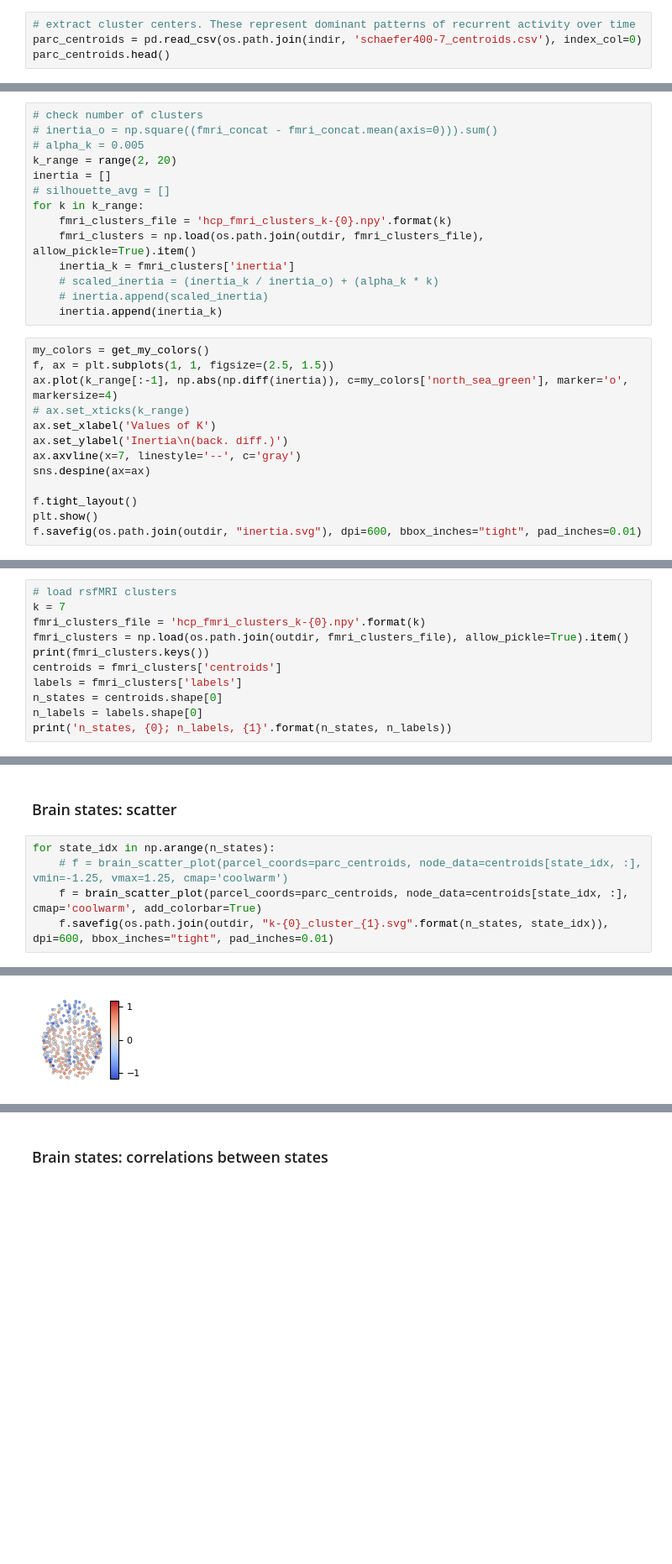
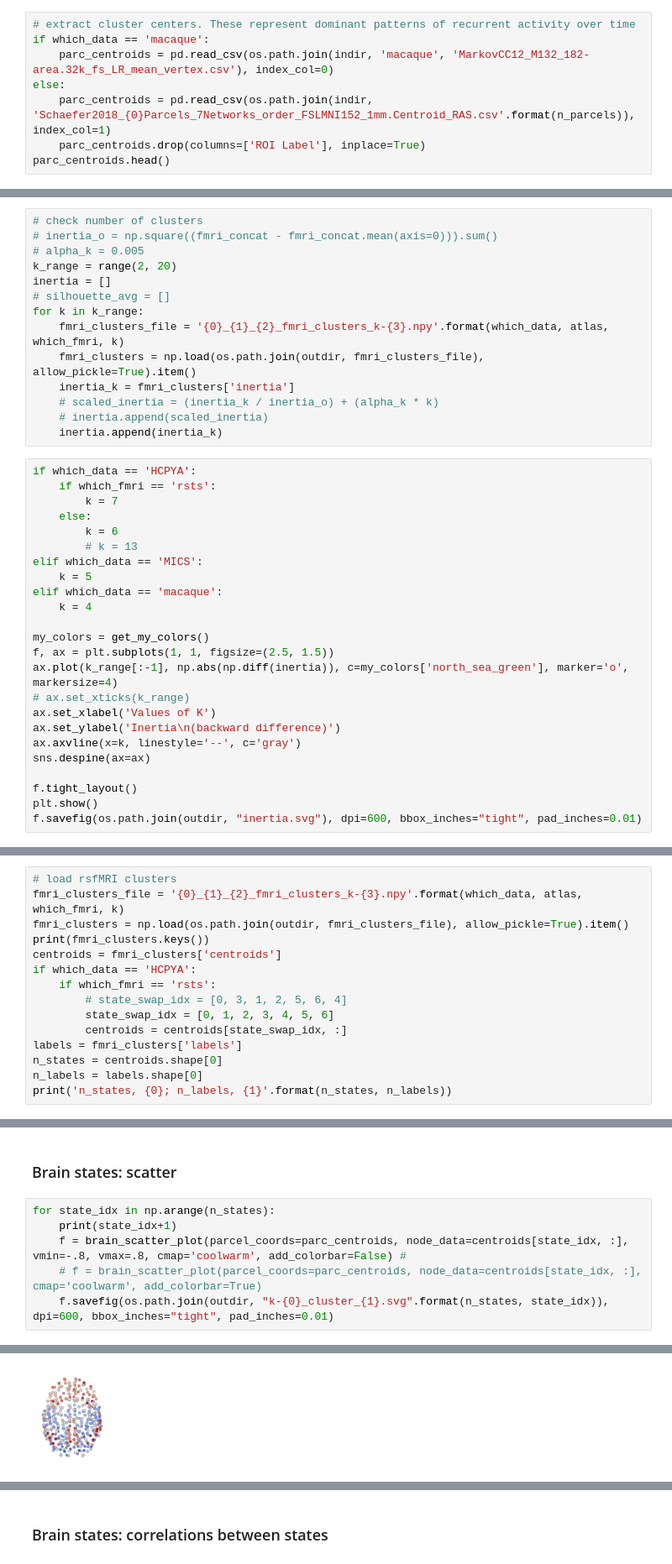
Before and after one commit to LindenParkesLab/nct_xr, a Jupyter notebook: scripts/results_fmri_clusters.ipynb, the cells around one changed output, grey strips where cells are left out. Shown: that part at 84% size. Drawn from its saved outputs; the diff is of its cells as text; blank space fills up the shorter version.

```diff
--- a/scripts/results_fmri_clusters.ipynb
+++ b/scripts/results_fmri_clusters.ipynb
@@ -50,6 +59,10 @@ fmri_concat_subjidx = np.load(os.path.join(outdir, 'fmri_clusters_fmri_concat_su
 # %%
 # extract cluster centers. These represent dominant patterns of recurrent activity over time
-parc_centroids = pd.read_csv(os.path.join(indir, 'schaefer400-7_centroids.csv'), index_col=0)
+if which_data == 'macaque':
+    parc_centroids = pd.read_csv(os.path.join(indir, 'macaque', 'MarkovCC12_M132_182-area.32k_fs_LR_mean_vertex.csv'), index_col=0)
+else:
+    parc_centroids = pd.read_csv(os.path.join(indir, 'Schaefer2018_{0}Parcels_7Networks_order_FSLMNI152_1mm.Centroid_RAS.csv'.format(n_parcels)), index_col=1)
+    parc_centroids.drop(columns=['ROI Label'], inplace=True)
 parc_centroids.head()
 # %% [output]
 |  | R | A | S |
@@ -67,20 +80,31 @@ k_range = range(2, 20)
 inertia = []
 # silhouette_avg = []
 for k in k_range:
-    fmri_clusters_file = 'hcp_fmri_clusters_k-{0}.npy'.format(k)
+    fmri_clusters_file = '{0}_{1}_{2}_fmri_clusters_k-{3}.npy'.format(which_data, atlas, which_fmri, k)
     fmri_clusters = np.load(os.path.join(outdir, fmri_clusters_file), allow_pickle=True).item()
     inertia_k = fmri_clusters['inertia']
     # scaled_inertia = (inertia_k / inertia_o) + (alpha_k * k)
     # inertia.append(scaled_inertia)
     inertia.append(inertia_k)
 # %%
+if which_data == 'HCPYA':
+    if which_fmri == 'rsts':
+        k = 7
+    else:
+        k = 6
+        # k = 13
+elif which_data == 'MICS':
+    k = 5
+elif which_data == 'macaque':
+    k = 4
+
 my_colors = get_my_colors()
 f, ax = plt.subplots(1, 1, figsize=(2.5, 1.5))
 ax.plot(k_range[:-1], np.abs(np.diff(inertia)), c=my_colors['north_sea_green'], marker='o', markersize=4)
 # ax.set_xticks(k_range)
 ax.set_xlabel('Values of K')
-ax.set_ylabel('Inertia\n(back. diff.)')
-ax.axvline(x=7, linestyle='--', c='gray')
+ax.set_ylabel('Inertia\n(backward difference)')
+ax.axvline(x=k, linestyle='--', c='gray')
 sns.despine(ax=ax)
 
 f.tight_layout()
@@ -91,10 +115,14 @@ f.savefig(os.path.join(outdir, "inertia.svg"), dpi=600, bbox_inches="tight", pad
 # %%
 # load rsfMRI clusters
-k = 7
-fmri_clusters_file = 'hcp_fmri_clusters_k-{0}.npy'.format(k)
+fmri_clusters_file = '{0}_{1}_{2}_fmri_clusters_k-{3}.npy'.format(which_data, atlas, which_fmri, k)
 fmri_clusters = np.load(os.path.join(outdir, fmri_clusters_file), allow_pickle=True).item()
 print(fmri_clusters.keys())
 centroids = fmri_clusters['centroids']
+if which_data == 'HCPYA':
+    if which_fmri == 'rsts':
+        # state_swap_idx = [0, 3, 1, 2, 5, 6, 4]
+        state_swap_idx = [0, 1, 2, 3, 4, 5, 6]
+        centroids = centroids[state_swap_idx, :]
 labels = fmri_clusters['labels']
 n_states = centroids.shape[0]
 n_labels = labels.shape[0]
@@ -115,7 +136,8 @@ state_subj_frac
 ### Brain states: scatter
 # %%
 for state_idx in np.arange(n_states):
-    # f = brain_scatter_plot(parcel_coords=parc_centroids, node_data=centroids[state_idx, :], vmin=-1.25, vmax=1.25, cmap='coolwarm')
-    f = brain_scatter_plot(parcel_coords=parc_centroids, node_data=centroids[state_idx, :], cmap='coolwarm', add_colorbar=True)
+    print(state_idx+1)
+    f = brain_scatter_plot(parcel_coords=parc_centroids, node_data=centroids[state_idx, :], vmin=-.8, vmax=.8, cmap='coolwarm', add_colorbar=False) #
+    # f = brain_scatter_plot(parcel_coords=parc_centroids, node_data=centroids[state_idx, :], cmap='coolwarm', add_colorbar=True)
     f.savefig(os.path.join(outdir, "k-{0}_cluster_{1}.svg".format(n_states, state_idx)), dpi=600, bbox_inches="tight", pad_inches=0.01)
 # %% [output]
@@ -122 +145 @@ for state_idx in np.arange(n_states):
-[figure, old version]
+[figure, new version]
```
Also changed, not shown: parts of 11 cells of this notebook.
